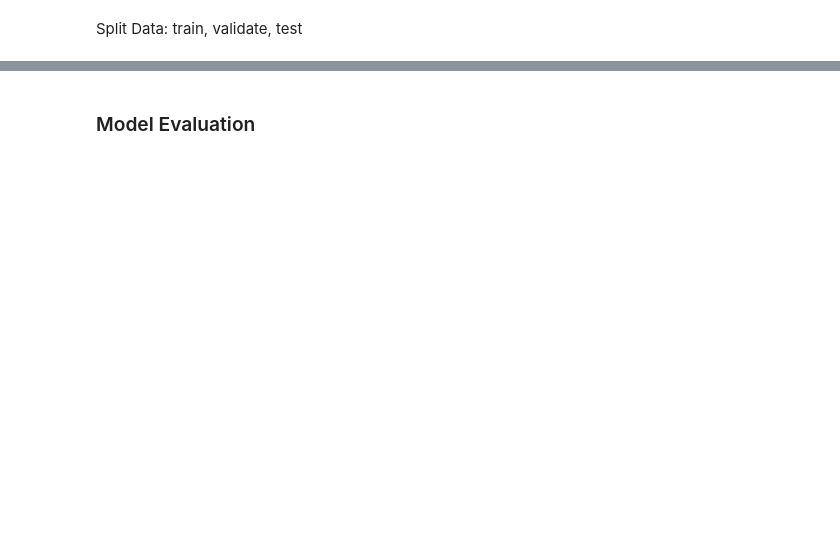
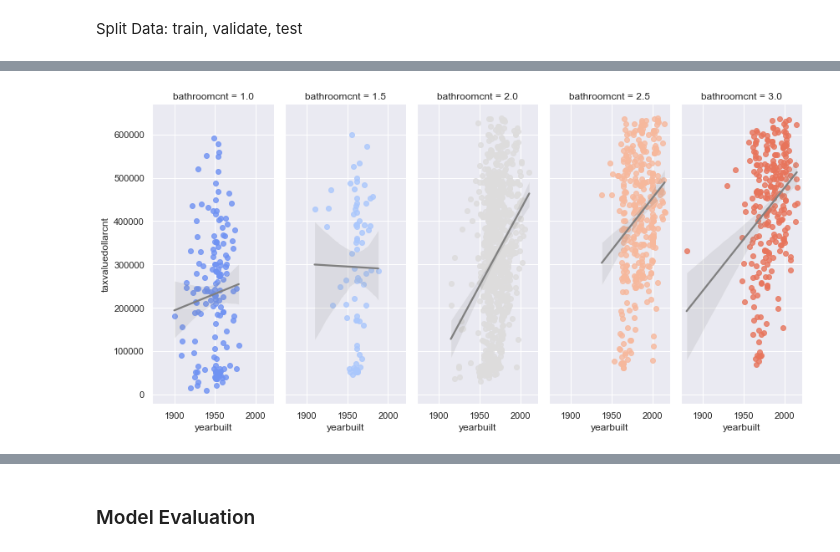
Before and after one commit to Kayfj41901/regression_exercises, a Jupyter notebook: Regression Project Estimating Home Value.ipynb, the cells around one changed output, grey strips where cells are left out. Drawn from its saved outputs; the diff is of its cells as text; code cells hidden in the pictures; blank space fills up the shorter version.

```diff
--- a/Regression Project Estimating Home Value.ipynb
+++ b/Regression Project Estimating Home Value.ipynb
@@ -87,0 +142,4 @@ train.head(2)
+# %%
+visuals.Ventura_bathroom()
+# %% [output]
+[figure, added]
```
Also changed, not shown: parts of 213 cells of this notebook, 11 other files.
